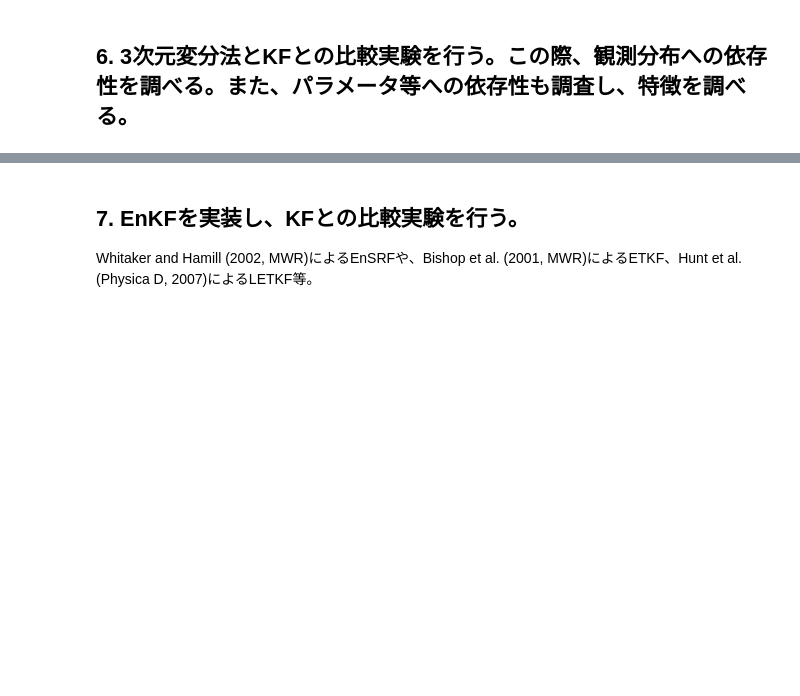
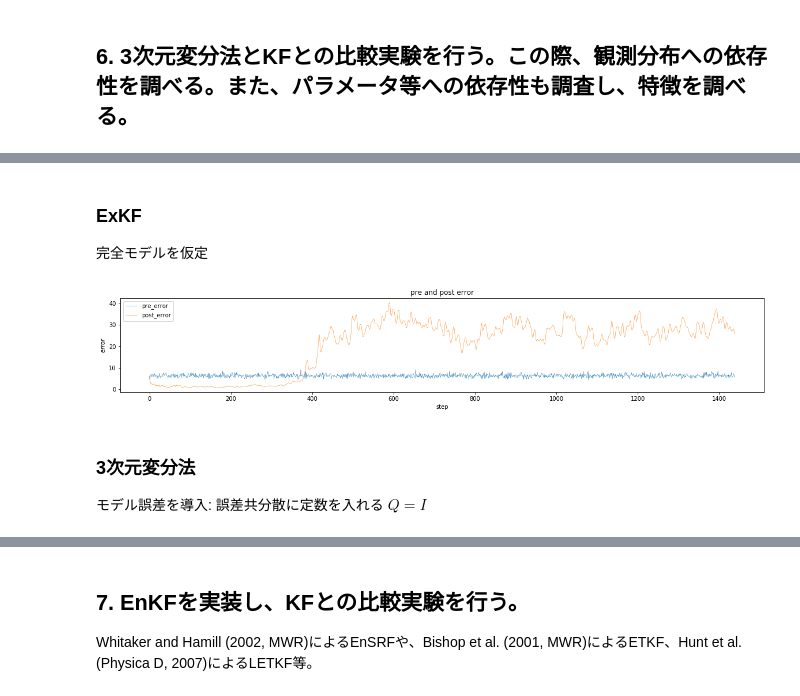
Before and after one commit to KotaTakeda/rccs_online_school, a Jupyter notebook: work.ipynb, the cells around one changed output, grey strips where cells are left out. Cells and saved outputs as stored; diff of their text form; code cells hidden in the pictures; blank space fills up the shorter version.

```diff
--- a/work.ipynb
+++ b/work.ipynb
@@ -499,0 +431,35 @@ plot_lorenz96(results[4] - true)
+# %%
+# Lorenz96の設定
+J = 40
+F = 8
+lorenz = make_lorenz96(F)
+
+# 6hごと
+dt = 0.05
+
+# モデルの遷移関数(非線形)
+def M(x, dt):
+    return rk4(0, x, dt, lorenz)
+
+# 単位行列
+I = np.identity(J)
+
+# 観測
+H = I[:]
+
+# モデル誤差共分散, 最初は完全モデルを仮定
+Q = np.zeros((J, J))
+
+# 観測誤差共分散, 後で定数倍の変化をさせる.
+R = I[:]
+
+# 観測値と真値
+y = np.load('data/obs_atr.npy')[1:]
+true = np.load('data/true_atr.npy')[1:]
+
+# KFの初期値
+x_0 = y[0]
+P_0 = 25*I
+# %% [markdown]
+### ExKF
+完全モデルを仮定
@@ -499,0 +469,9 @@ plot_lorenz96(results[4] - true)
+# %%
+# plot_lorenz96(exkf.x - true)
+plot_error_KF(true, y, exkf.x)
+# %% [output]
+[figure, added]
+# %% [markdown]
+### 3次元変分法
+モデル誤差を導入: 誤差共分散に定数を入れる
+$ Q = I $
```
Also changed, not shown: parts of 49 cells of this notebook.
